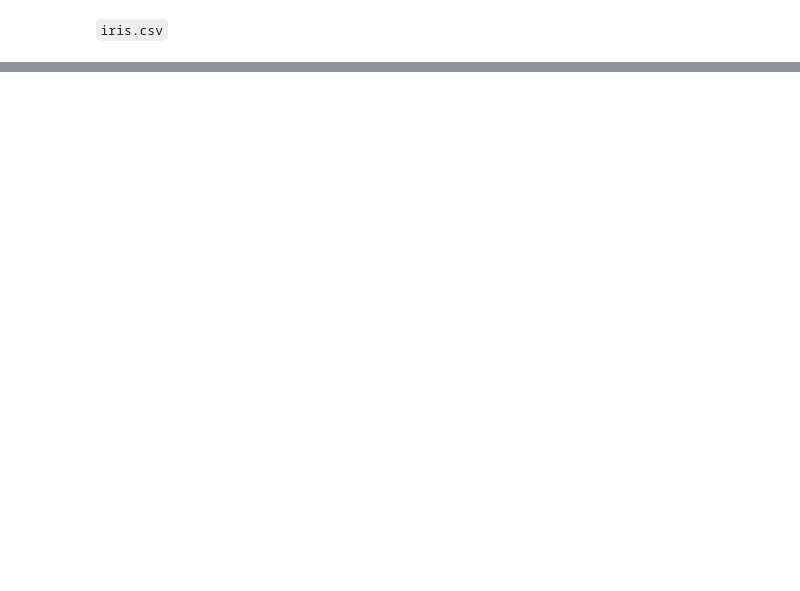
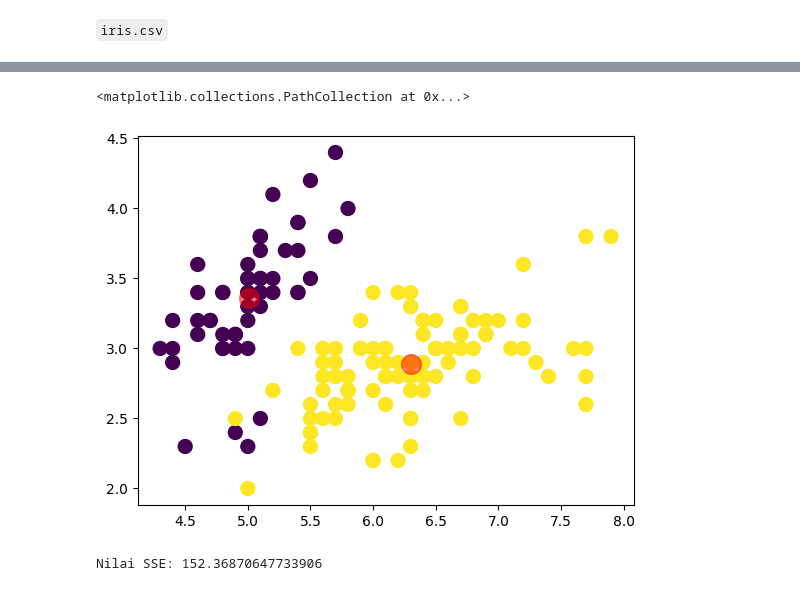
Before and after one commit to bintangsholu21/Pembelajaran-Mesin, a Jupyter notebook: Modul 7 - Clustering.ipynb, the cells around one changed output, grey strips where cells are left out. Cells and saved outputs as stored; diff of their text form; code cells hidden in the pictures; blank space fills up the shorter version.

```diff
--- a/Modul 7 - Clustering.ipynb
+++ b/Modul 7 - Clustering.ipynb
@@ -30,0 +76,26 @@ Pada modul jobsheet ini, kita akan langsung mempraktikkan pembuatan model KMeans
+# %%
+# Buat Model KMeans
+# Kali ini kita coba menggunakan k=2 - anggap saja kita tidak tahu jumlah label ada 3 :)
+
+from sklearn.cluster import KMeans
+
+# Inisiasi obyek KMeans
+cl_kmeans = KMeans(n_clusters=2)
+
+# Fit dan predict model
+y_kmeans = cl_kmeans.fit_predict(X)
+# %%
+# Plot hasi cluster berdasarkan Sepal Length dan Sepal Width
+plt.scatter(X.iloc[:, 0], X.iloc[:, 1], s = 100, c=y_kmeans)
+
+# Plot centroid
+centers = cl_kmeans.cluster_centers_
+plt.scatter(centers[:, 0], centers[:, 1], c='red', s=200, alpha=0.5)
+# %% [output]
+<matplotlib.collections.PathCollection at 0x...>
+[figure, added]
+# %%
+# Cek Nilai SSE
+print(f'Nilai SSE: {cl_kmeans.inertia_}')
+# %% [output]
+Nilai SSE: 152.36870647733906
```
Also changed, not shown: parts of 8 cells of this notebook.
